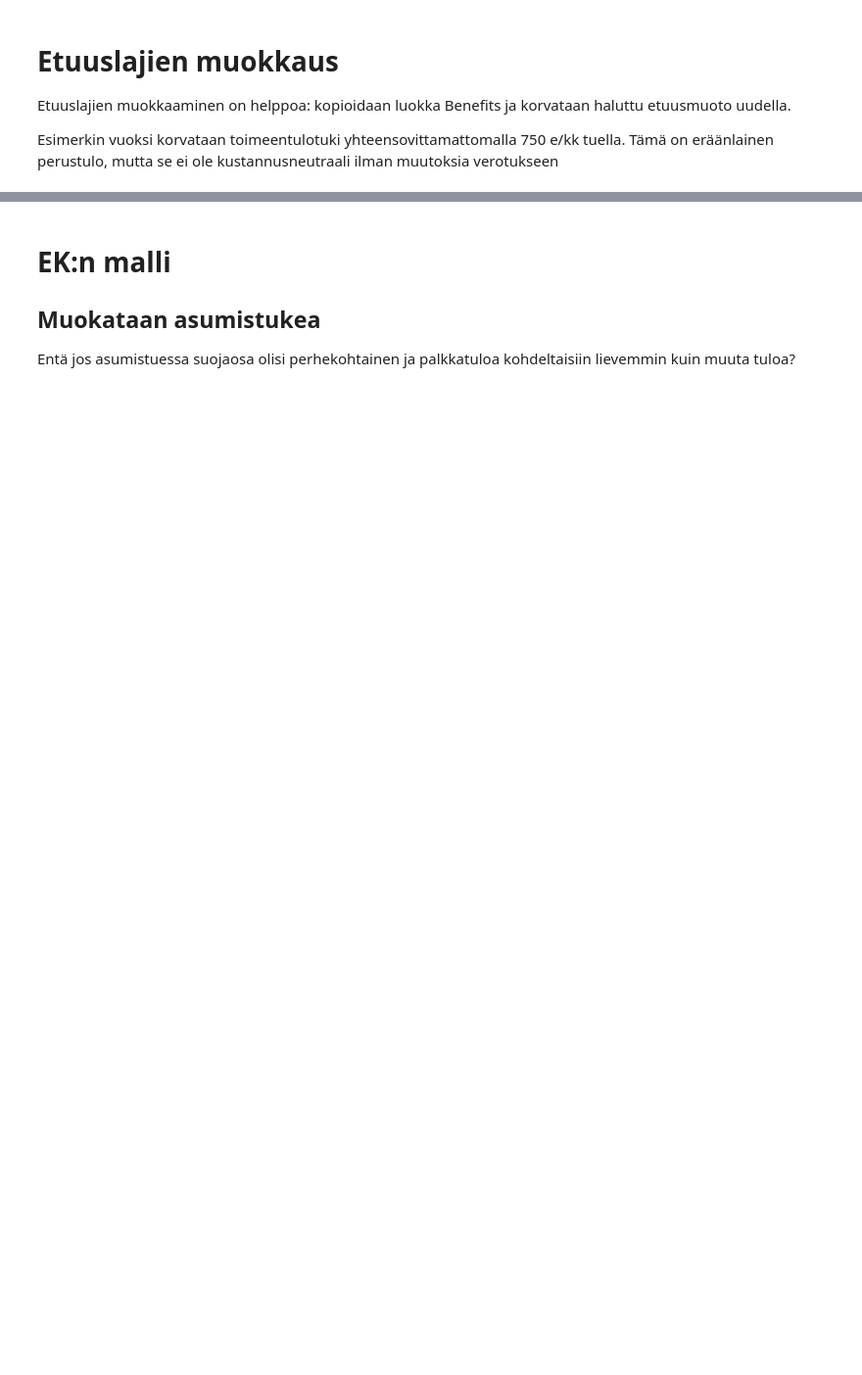
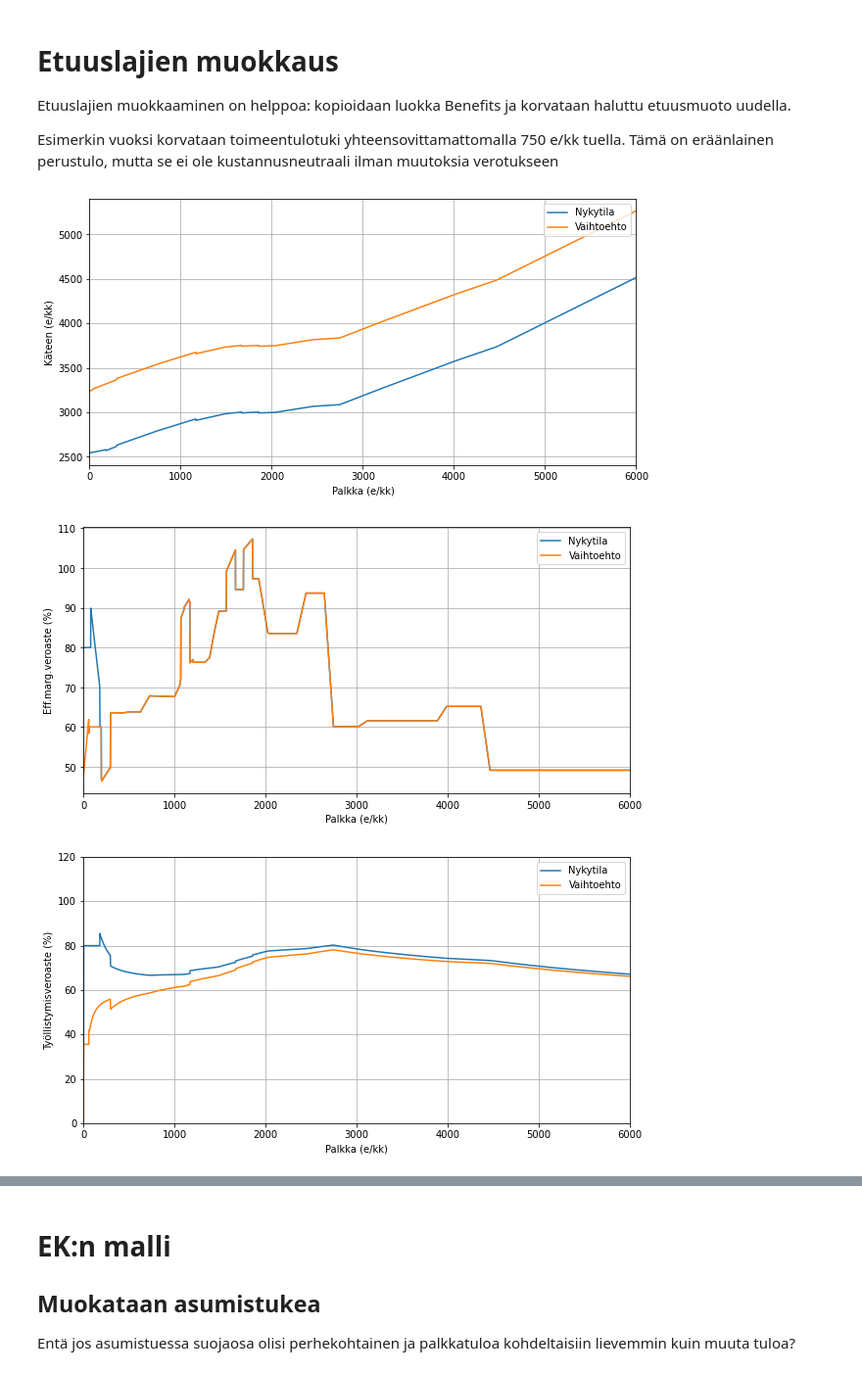
Before and after one commit to ajtanskanen/benefits, a Jupyter notebook: kannusteet laskelmia.ipynb, the cells around one changed output, grey strips where cells are left out. Shown at 98% size. Cells and saved outputs as stored; diff of their text form; code cells hidden in the pictures; blank space fills up the shorter version.

```diff
--- a/kannusteet laskelmia.ipynb
+++ b/kannusteet laskelmia.ipynb
@@ -37,7 +37,8 @@ plt.rcParams['figure.figsize'] = [10, 5]
 
 Laskee työllisyysveroaste, työnteon efektiivisen marginaalivero ja käteen jäävä ansio kirjaston avulla. Valitaan ensin tyyppitapaus. Muuttuja p kertoo tarkat tiedot laskennankohteesta, selite sisältää kuvauksen siitä ja parametri tulosta kehottaa printtaamaan selite:en.
 # %%
-p,selite=fin_benefits.perheparametrit(perhetyyppi=12,tulosta=True)
+perhetyyppi=12
+p,selite=fin_benefits.perheparametrit(perhetyyppi=perhetyyppi,tulosta=True)
 # %% [output]
 Perhe, jossa 2 aikuista ja 2 lasta. Työtön (työmarkkinatuki), puoliso töissä (palkka 1250 e/kk). Asumismenot asumistuessa 980 e/kk
 # %% [markdown]
@@ -106,13 +126,17 @@ Esimerkin vuoksi korvataan toimeentulotuki yhteensovittamattomalla 750 e/kk tuel
 # %%
 ## uusi toimeentulotuki
 
 # Ensin kloonataan Luokka Benefits() sisältää koodin
 class Suurempituki(fin_benefits.Benefits):
     def toimeentulotuki(self,omabruttopalkka,omapalkkavero,puolison_bruttopalkka,puolison_palkkavero,muuttulot,verot,asumismenot,muutmenot,p):
         return 750
 
 # Luokka Suurempituki() sisältää koodin
 perustulo=Suurempituki()
 
 # ja lasketaan & plotataan tulokset
-_,_,_=perustulo.laske_ja_plottaa(p,basenetto=basenetto,baseeff=baseeff,basetva=basetva)
+_,_,_,_=perustulo.laske_ja_plottaa(p,basenetto=basenetto,baseeff=baseeff,basetva=basetva)
+# %% [output]
+[figure, added]
+[figure, added]
+[figure, added]
```
Also changed, not shown: parts of 10 cells of this notebook, 5 other files.
